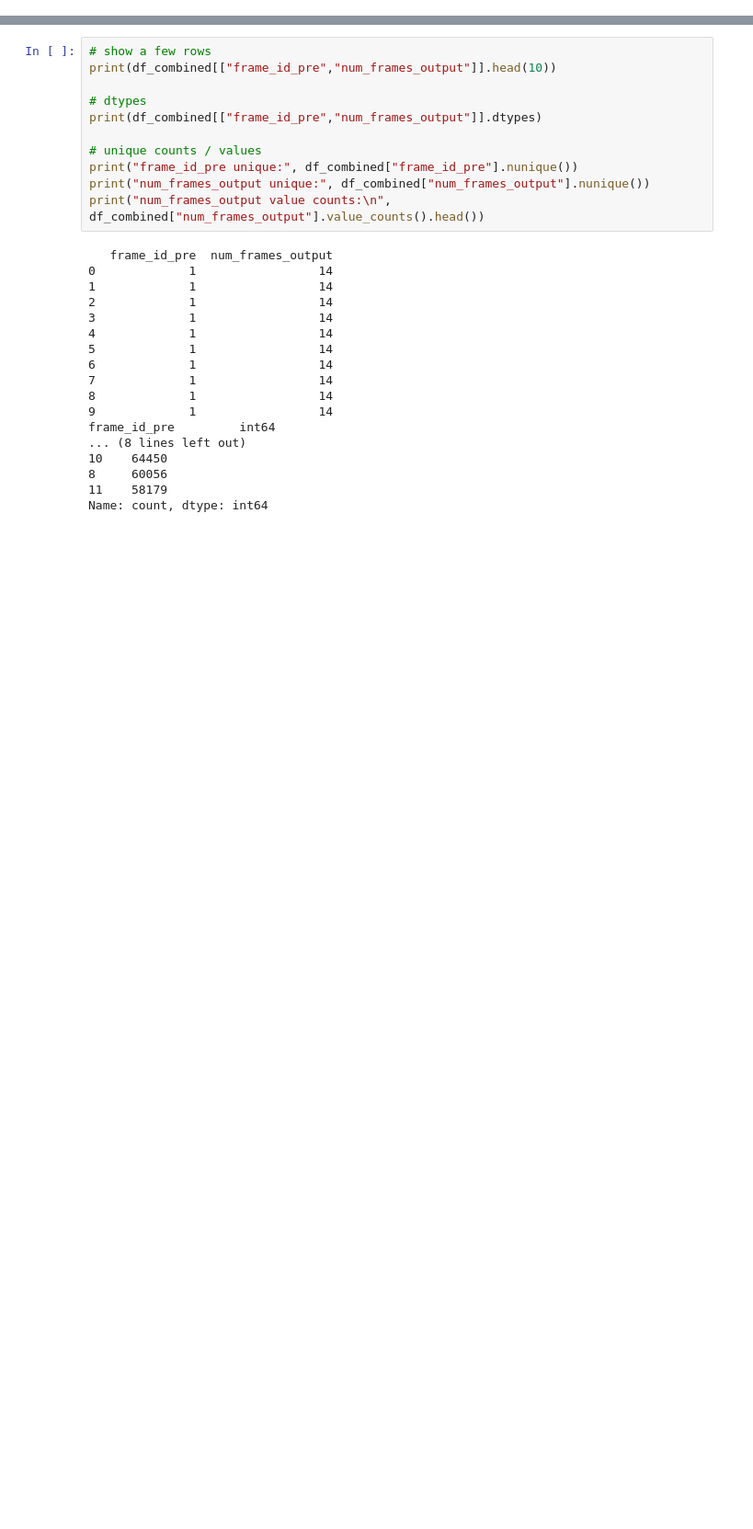
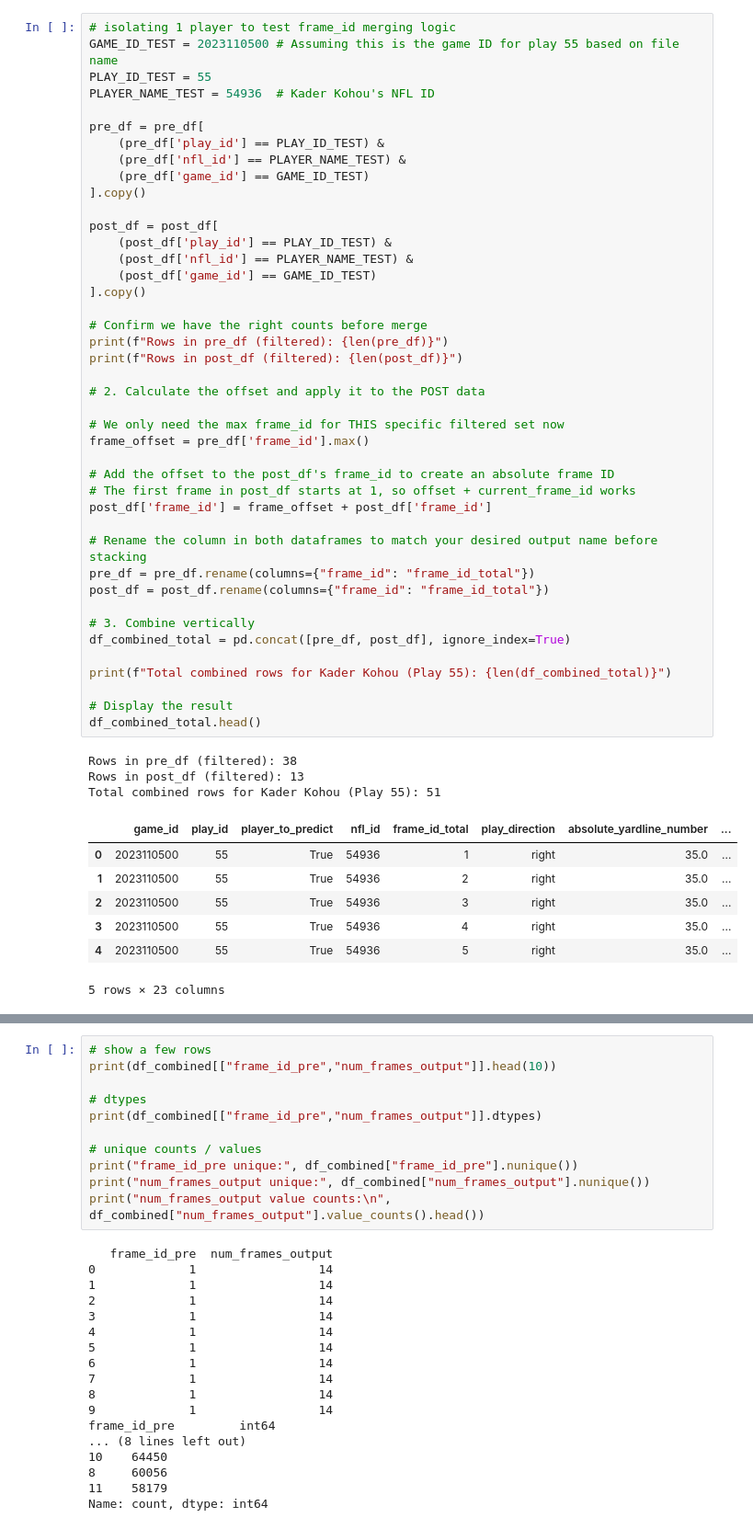
Before and after one commit to cottonjenn/nfl_bdb_neural_net, a Jupyter notebook: project.ipynb, the cells around one changed output, grey strips where cells are left out. Shown: that part at 92% size. Drawn from its saved outputs; the diff is of its cells as text; blank space fills up the shorter version.

```diff
--- a/project.ipynb
+++ b/project.ipynb
@@ -32,0 +66,53 @@ df_combined.head()
+# %%
+# isolating 1 player to test frame_id merging logic
+GAME_ID_TEST = 2023110500 # Assuming this is the game ID for play 55 based on file name
+PLAY_ID_TEST = 55
+PLAYER_NAME_TEST = 54936  # Kader Kohou's NFL ID
+
+pre_df = pre_df[
+    (pre_df['play_id'] == PLAY_ID_TEST) &
+    (pre_df['nfl_id'] == PLAYER_NAME_TEST) &
+    (pre_df['game_id'] == GAME_ID_TEST)
+].copy()
+
+post_df = post_df[
+    (post_df['play_id'] == PLAY_ID_TEST) &
+    (post_df['nfl_id'] == PLAYER_NAME_TEST) &
+    (post_df['game_id'] == GAME_ID_TEST)
+].copy()
+
+# Confirm we have the right counts before merge
+print(f"Rows in pre_df (filtered): {len(pre_df)}")
+print(f"Rows in post_df (filtered): {len(post_df)}")
+
+# 2. Calculate the offset and apply it to the POST data
+
+# We only need the max frame_id for THIS specific filtered set now
+frame_offset = pre_df['frame_id'].max()
+
+# Add the offset to the post_df's frame_id to create an absolute frame ID
+# The first frame in post_df starts at 1, so offset + current_frame_id works
+post_df['frame_id'] = frame_offset + post_df['frame_id']
+
+# Rename the column in both dataframes to match your desired output name before stacking
+pre_df = pre_df.rename(columns={"frame_id": "frame_id_total"})
+post_df = post_df.rename(columns={"frame_id": "frame_id_total"})
+
+# 3. Combine vertically
+df_combined_total = pd.concat([pre_df, post_df], ignore_index=True)
+
+print(f"Total combined rows for Kader Kohou (Play 55): {len(df_combined_total)}")
+
+# Display the result
+df_combined_total.head()
+# %% [output]
+Rows in pre_df (filtered): 38
+Rows in post_df (filtered): 13
+Total combined rows for Kader Kohou (Play 55): 51
+|  | game_id | play_id | player_to_predict | nfl_id | frame_id_total | play_direction | absolute_yardline_number | ... |
+| 0 | 2023110500 | 55 | True | 54936 | 1 | right | 35.0 | ... |
+| 1 | 2023110500 | 55 | True | 54936 | 2 | right | 35.0 | ... |
+| 2 | 2023110500 | 55 | True | 54936 | 3 | right | 35.0 | ... |
+| 3 | 2023110500 | 55 | True | 54936 | 4 | right | 35.0 | ... |
+| 4 | 2023110500 | 55 | True | 54936 | 5 | right | 35.0 | ... |
+5 rows × 23 columns
```
Also changed, not shown: parts of 6 cells of this notebook, 5 other files.
